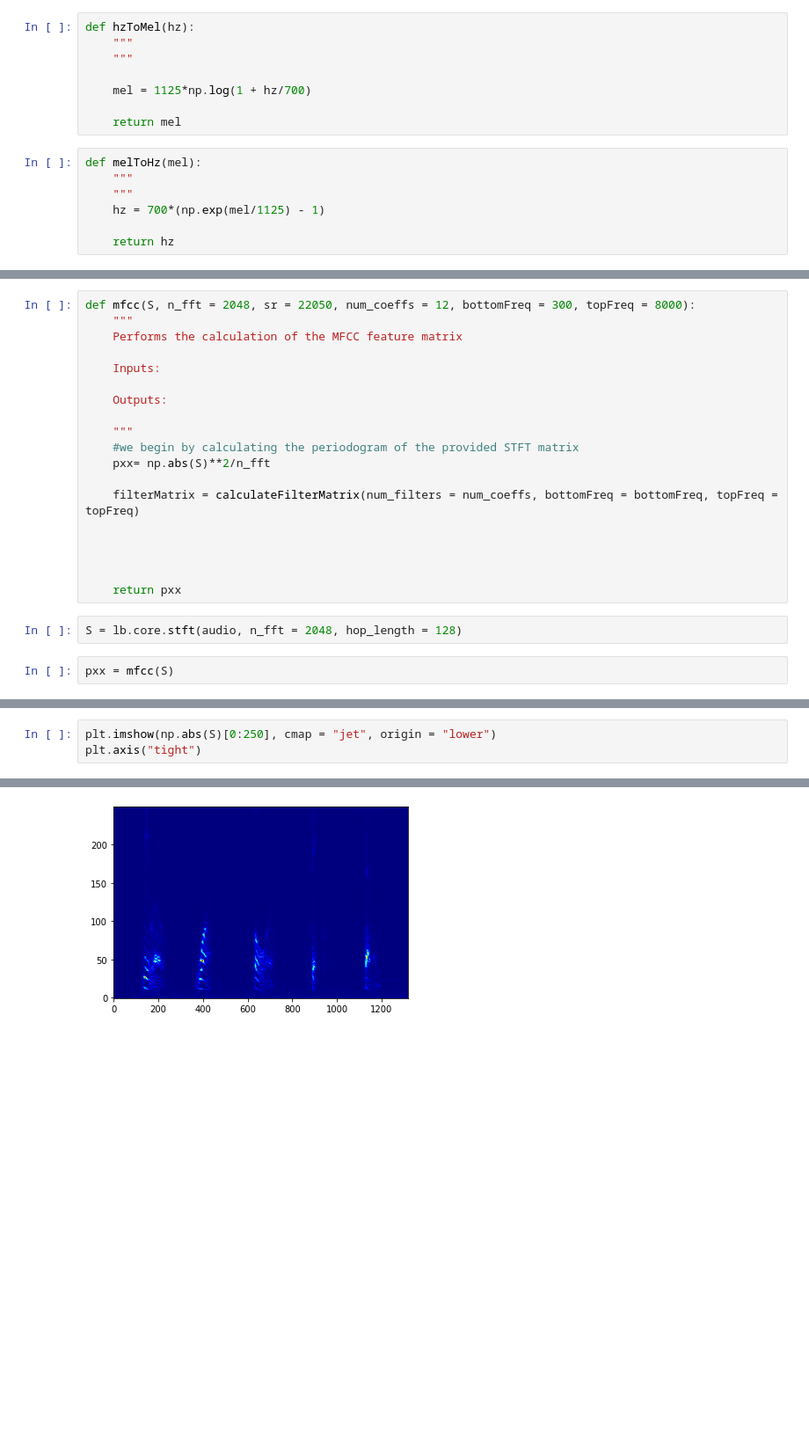
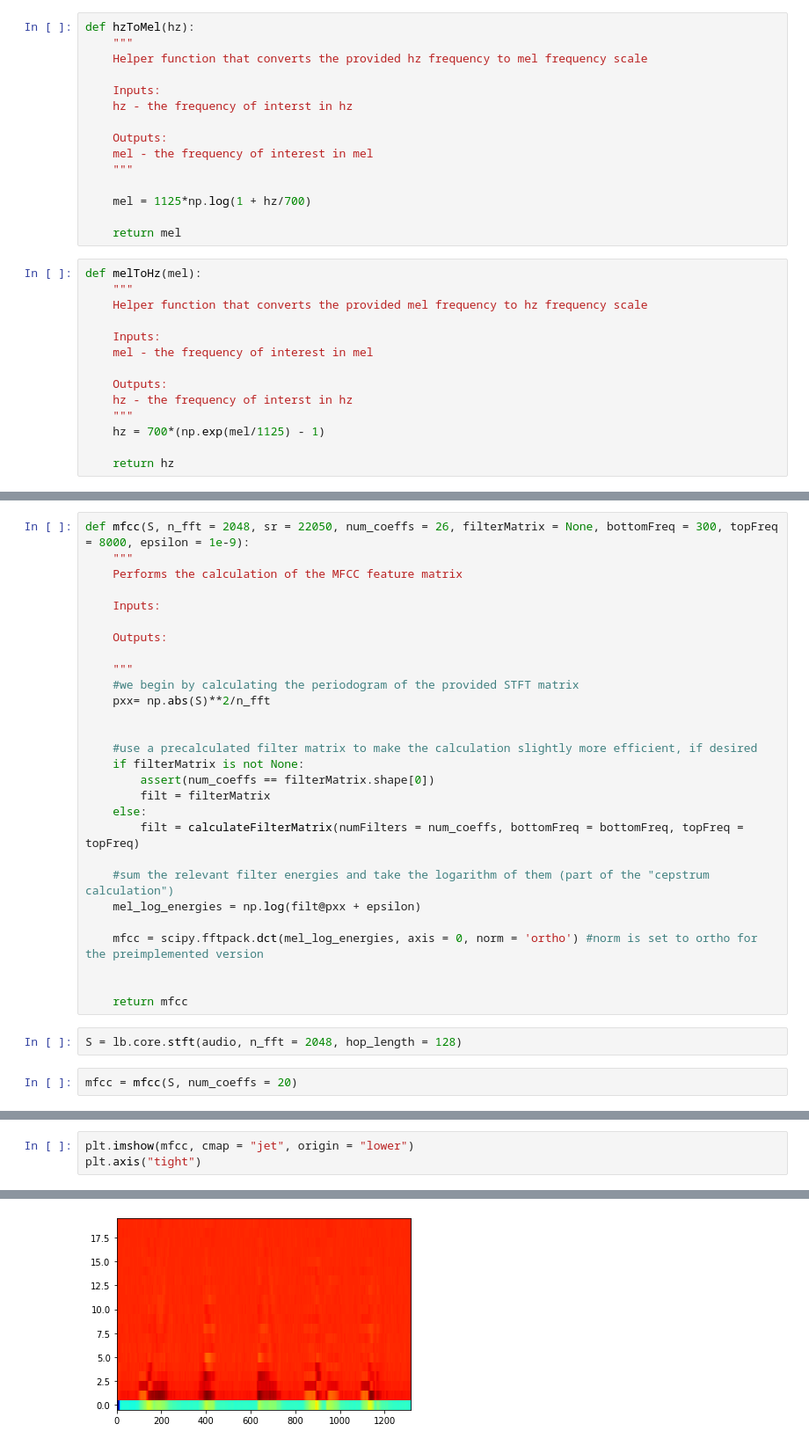
Before and after one commit to clylau/E207_final_project, a Jupyter notebook: Jimmy's Fun exploration.ipynb, the cells around one changed output, grey strips where cells are left out. Shown: that part at 88% size. Saved outputs shown, nothing was run; the diff lists cells and outputs as text; blank space fills up the shorter version.

Commit message:
finished a (seemingly) working implementation of the mfcc algorithm.

```diff
--- a/Jimmy's Fun exploration.ipynb
+++ b/Jimmy's Fun exploration.ipynb
@@ -103,6 +116,13 @@ def hzToBin(freq, nfft = 2048, fs = 22050):
 # %%
 def hzToMel(hz):
     """
+    Helper function that converts the provided hz frequency to mel frequency scale
+
+    Inputs:
+    hz - the frequency of interst in hz
+
+    Outputs:
+    mel - the frequency of interest in mel
     """
 
     mel = 1125*np.log(1 + hz/700)
@@ -111,6 +131,13 @@ def hzToMel(hz):
 # %%
 def melToHz(mel):
     """
+    Helper function that converts the provided mel frequency to hz frequency scale
+
+    Inputs:
+    mel - the frequency of interest in mel
+
+    Outputs:
+    hz - the frequency of interst in hz
     """
     hz = 700*(np.exp(mel/1125) - 1)
 
@@ -181,7 +208,7 @@ plt.show()
 # %% [output]
 [figure]
 # %%
-def mfcc(S, n_fft = 2048, sr = 22050, num_coeffs = 12, bottomFreq = 300, topFreq = 8000):
+def mfcc(S, n_fft = 2048, sr = 22050, num_coeffs = 26, filterMatrix = None, bottomFreq = 300, topFreq = 8000, epsilon = 1e-9):
     """
     Performs the calculation of the MFCC feature matrix
 
@@ -193,13 +220,22 @@ def mfcc(S, n_fft = 2048, sr = 22050, num_coeffs = 12, bottomFreq = 300, topFreq
     #we begin by calculating the periodogram of the provided STFT matrix
     pxx= np.abs(S)**2/n_fft
 
-    filterMatrix = calculateFilterMatrix(num_filters = num_coeffs, bottomFreq = bottomFreq, topFreq = topFreq)
+
+    #use a precalculated filter matrix to make the calculation slightly more efficient, if desired
+    if filterMatrix is not None:
+        assert(num_coeffs == filterMatrix.shape[0])
+        filt = filterMatrix
+    else:
+        filt = calculateFilterMatrix(numFilters = num_coeffs, bottomFreq = bottomFreq, topFreq = topFreq)
+
+    #sum the relevant filter energies and take the logarithm of them (part of the "cepstrum calculation")
+    mel_log_energies = np.log(filt@pxx + epsilon)
+
+    mfcc = scipy.fftpack.dct(mel_log_energies, axis = 0, norm = 'ortho') #norm is set to ortho for the preimplemented version
 
 
-
-
-    return pxx
+    return mfcc
 # %%
 S = lb.core.stft(audio, n_fft = 2048, hop_length = 128)
 # %%
-pxx = mfcc(S)
+mfcc = mfcc(S, num_coeffs = 20)
@@ -206,4 +249,4 @@ pxx = mfcc(S)
 # %%
-plt.imshow(np.abs(S)[0:250], cmap = "jet", origin = "lower")
+plt.imshow(mfcc, cmap = "jet", origin = "lower")
 plt.axis("tight")
 # %% [output]
@@ -211 +254 @@ plt.axis("tight")
-[figure, old version]
+[figure, new version]
```
Also changed, not shown: parts of 6 cells of this notebook.
